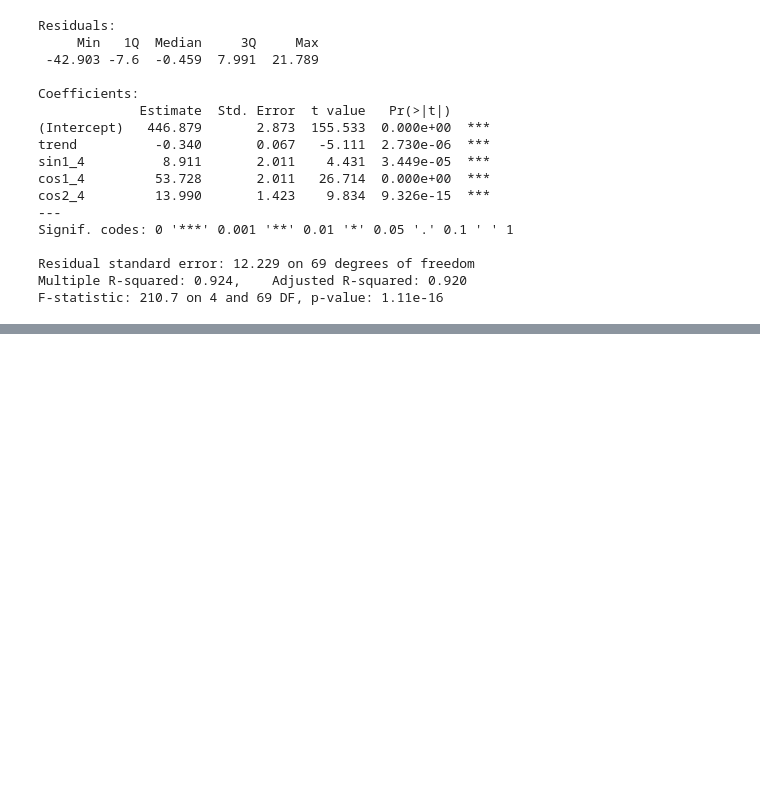
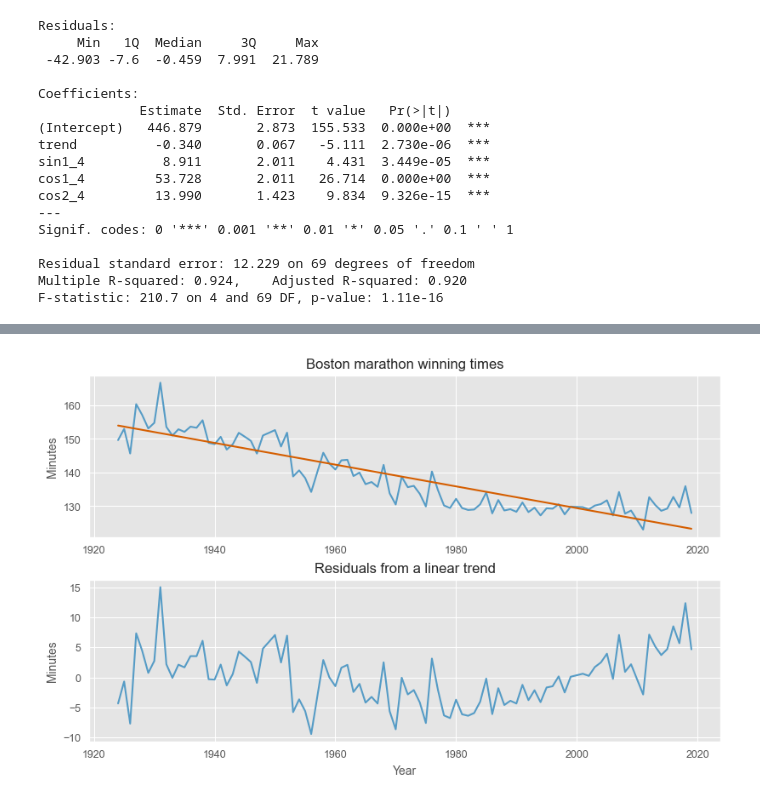
Before and after one commit to DavidGuzzi/TSA, a Jupyter notebook: Forecasting Principles and Practice 3rd/pythonic_way/7.ipynb, the cells around one changed output, grey strips where cells are left out. Cells and saved outputs as stored; diff of their text form; code cells hidden in the pictures; blank space fills up the shorter version.

```diff
--- a/Forecasting Principles and Practice 3rd/pythonic_way/7.ipynb
+++ b/Forecasting Principles and Practice 3rd/pythonic_way/7.ipynb
@@ -480,0 +602,37 @@ F-statistic: 210.7 on 4 and 69 DF, p-value: 1.11e-16
+# %%
+boston_marathon = pd.read_csv("boston_marathon.csv",
+    index_col=0, parse_dates=["ds"])
+boston_men = (
+    boston_marathon.loc[lambda x:
+        (x["ds"] >= "1924") & (x["unique_id"] == "Men's open division")
+    ]
+    .assign(y=lambda x: x["Time"] / 60)
+    [["ds", "y", "unique_id"]]
+)
+
+boston_men, futr_df = trend(boston_men, freq="YS", h=10)
+
+# Fit linear model with trend
+mf_linear = MLForecast(models=LinearRegression(), freq="YS")
+mf_linear.fit(boston_men, static_features=[], fitted=True,
+    prediction_intervals=PredictionIntervals(n_windows=2, h=4))
+
+model_linear = mf_linear.models_["LinearRegression"]
+insample = mf_linear.forecast_fitted_values()
+insample_forecasts = insample["LinearRegression"]
+residuals = insample["y"] - insample_forecasts
+
+fig, axs = plt.subplots(2)
+ax = axs[0]
+ax.plot(boston_men["ds"], boston_men["y"])
+ax.plot(boston_men["ds"], insample_forecasts, color="#D55E00")
+ax.set(title="Boston marathon winning times", ylabel="Minutes")
+ax = axs[1]
+ax.plot(boston_men["ds"], residuals)
+ax.set(
+    title="Residuals from a linear trend",
+    xlabel="Year", ylabel="Minutes",
+)
+plt.show()
+# %% [output]
+[figure, added]
```
Also changed, not shown: parts of 5 cells of this notebook.
